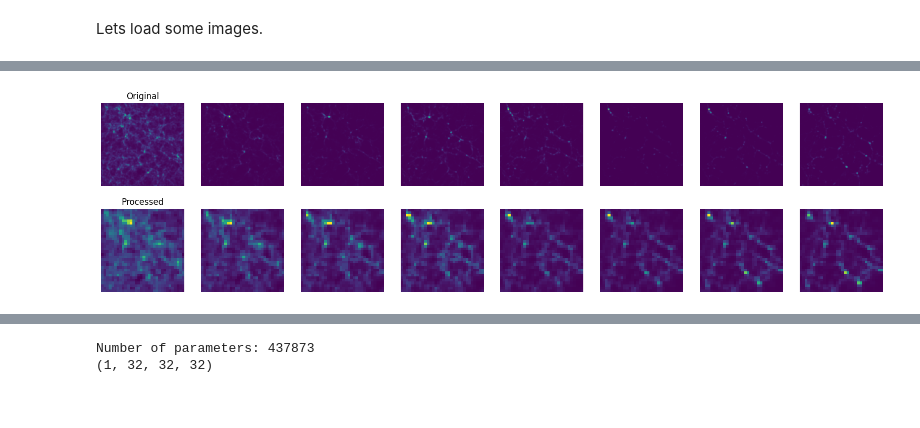
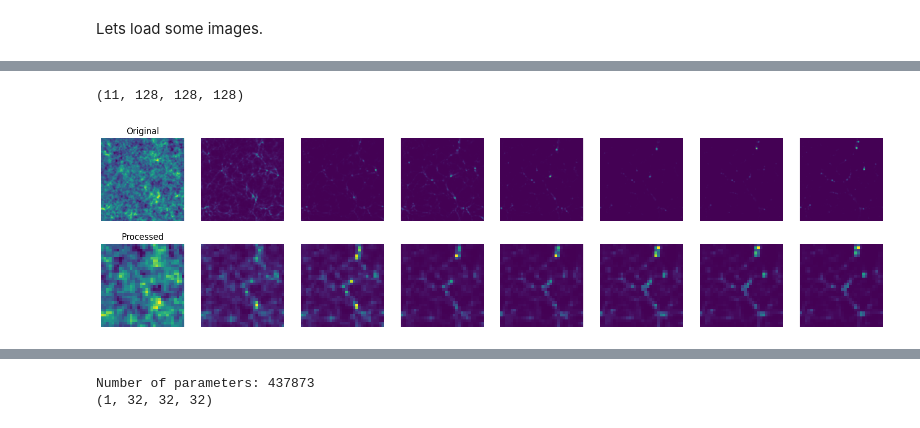
Before and after one commit to andrinr/IC-prediction, a Jupyter notebook: unet.ipynb, the cells around one changed output, grey strips where cells are left out. Saved outputs shown, nothing was run; the diff lists cells and outputs as text; code cells hidden in the pictures.

```diff
--- a/unet.ipynb
+++ b/unet.ipynb
@@ -24,7 +24,7 @@ def load_sequence(path, grid_size=128):
 
     return data
 
-density_sequence = load_sequence('data/grid/01')
+density_sequence = load_sequence('data/grid/001')
 
 
 print(density_sequence.shape)
@@ -80,4 +34,0 @@ power_spectrum_sequence = power(resized_density_sequence, bins=20, binning='line
-# %%
-# plot power spectrum for each frame
-for i in range(power_spectrum_sequence.shape[0]):
-    plt.plot(power_spectrum_sequence[i])
@@ -86,27 +35,31 @@ for i in range(power_spectrum_sequence.shape[0]):
 # %%
-def preprocess(density_sequence, grid_size=64):
-    # resize data
-    resize_func = lambda x: jax.image.resize(x, (1, grid_size, grid_size, grid_size), method='linear')
+def overdensity(density):
+    mean = density.mean()
+    return (density - mean) / mean
+
+def resize_sequence(density_sequence, size):
+    resize_func = lambda x: jax.image.resize(x, (size, size, size), method='linear')
     density_sequence = jax.vmap(resize_func)(density_sequence)
-
-    # get overdensity / density contrast
-    density_sequence = jax.vmap(overdensity)(density_sequence)
-
     return density_sequence
 
-density_sequence_processed = preprocess(density_sequence, 32)
+overdensity_sequence = jax.vmap(overdensity)(density_sequence)
+resized_overdensity_sequence = resize_sequence(density_sequence, 32)
+
+print(overdensity_sequence.shape)
+# %% [output]
+(11, 128, 128, 128)
 # %%
 # plot a few slices
 fig, ax = plt.subplots(2, 8, figsize=(20, 5))
 # plot with normalized colormap
 for i in range(8):
-    ax[0, i].imshow(density_sequence[i, 0, :, :, density_sequence.shape[-1] //2], cmap='viridis')
-    ax[1, i].imshow(density_sequence_processed[i, 0, :, :, density_sequence_processed.shape[-1]//2], cmap='viridis')
+    ax[0, i].imshow(density_sequence[i, :, :, density_sequence.shape[-1] //2], cmap='viridis')
+    ax[1, i].imshow(resized_overdensity_sequence[i, :, :, resized_overdensity_sequence.shape[-1]//2], cmap='viridis')
     ax[0, i].axis('off')
     ax[1, i].axis('off')
     # set titles
     if i == 0:
         ax[0, i].set_title('Original')
         ax[1, i].set_title('Processed')
 # %% [output]
-[figure, old version]
+[figure, new version]
```
Also changed, not shown: parts of 6 cells of this notebook, 2 other files.
